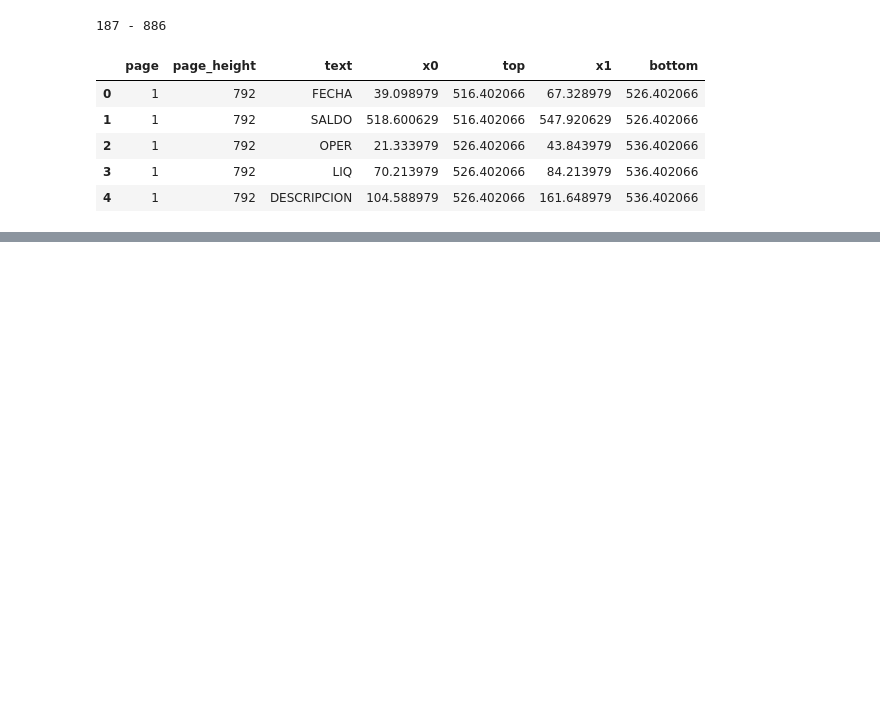
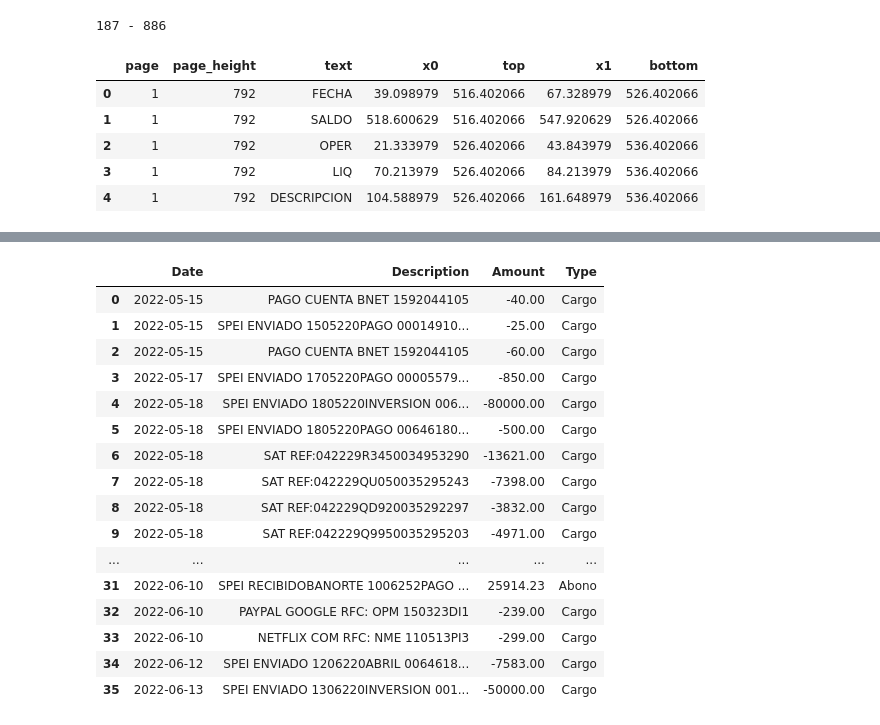
Before and after one commit to MarioCanudas/Aether, a Jupyter notebook: Aether_v1/new_model/test_models.ipynb, the cells around one changed output, grey strips where cells are left out. Saved outputs shown, nothing was run; the diff lists cells and outputs as text; code cells hidden in the pictures; blank space fills up the shorter version.

```diff
--- a/Aether_v1/new_model/test_models.ipynb
+++ b/Aether_v1/new_model/test_models.ipynb
@@ -103,0 +124,24 @@ table_reconstructor.header_row['x0']
+# %%
+from table_normalizer import TransactionTableNormalizer
+
+normalizer = TransactionTableNormalizer(df_table, extracted_words, statement_properties)
+
+normalizer.normalize_table() # Final result
+# %% [output]
+|  | Date | Description | Amount | Type |
+| 0 | 2022-05-15 | PAGO CUENTA BNET 1592044105 | -40.00 | Cargo |
+| 1 | 2022-05-15 | SPEI ENVIADO 1505220PAGO 00014910... | -25.00 | Cargo |
+| 2 | 2022-05-15 | PAGO CUENTA BNET 1592044105 | -60.00 | Cargo |
+| 3 | 2022-05-17 | SPEI ENVIADO 1705220PAGO 00005579... | -850.00 | Cargo |
+| 4 | 2022-05-18 | SPEI ENVIADO 1805220INVERSION 006... | -80000.00 | Cargo |
+| 5 | 2022-05-18 | SPEI ENVIADO 1805220PAGO 00646180... | -500.00 | Cargo |
+| 6 | 2022-05-18 | SAT REF:042229R3450034953290 | -13621.00 | Cargo |
+| 7 | 2022-05-18 | SAT REF:042229QU050035295243 | -7398.00 | Cargo |
+| 8 | 2022-05-18 | SAT REF:042229QD920035292297 | -3832.00 | Cargo |
+| 9 | 2022-05-18 | SAT REF:042229Q9950035295203 | -4971.00 | Cargo |
+| ... | ... | ... | ... | ... |
+| 31 | 2022-06-10 | SPEI RECIBIDOBANORTE 1006252PAGO ... | 25914.23 | Abono |
+| 32 | 2022-06-10 | PAYPAL GOOGLE RFC: OPM 150323DI1 | -239.00 | Cargo |
+| 33 | 2022-06-10 | NETFLIX COM RFC: NME 110513PI3 | -299.00 | Cargo |
+| 34 | 2022-06-12 | SPEI ENVIADO 1206220ABRIL 0064618... | -7583.00 | Cargo |
+| 35 | 2022-06-13 | SPEI ENVIADO 1306220INVERSION 001... | -50000.00 | Cargo |
```
Also changed, not shown: parts of 3 cells of this notebook, 4 other files.
